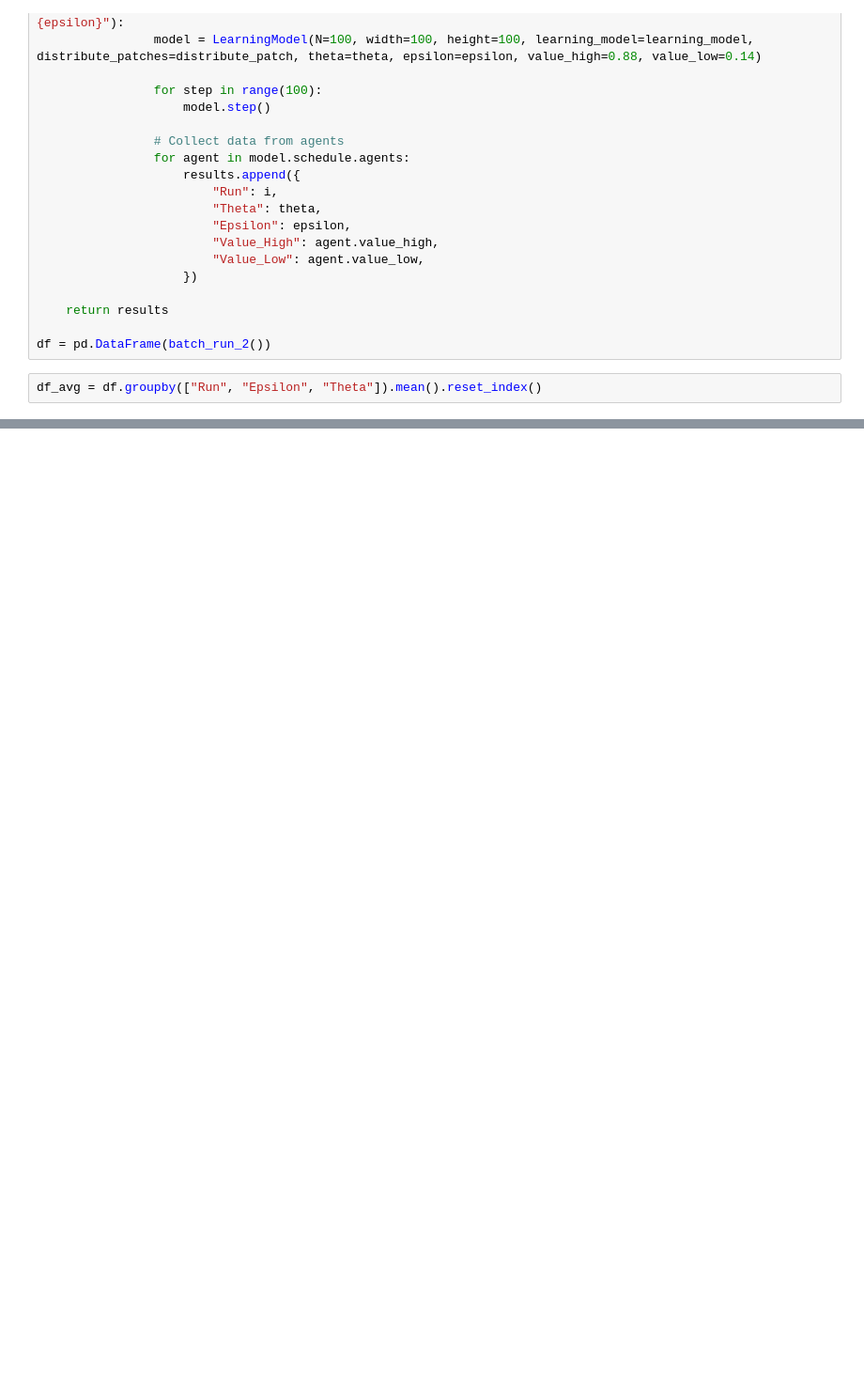
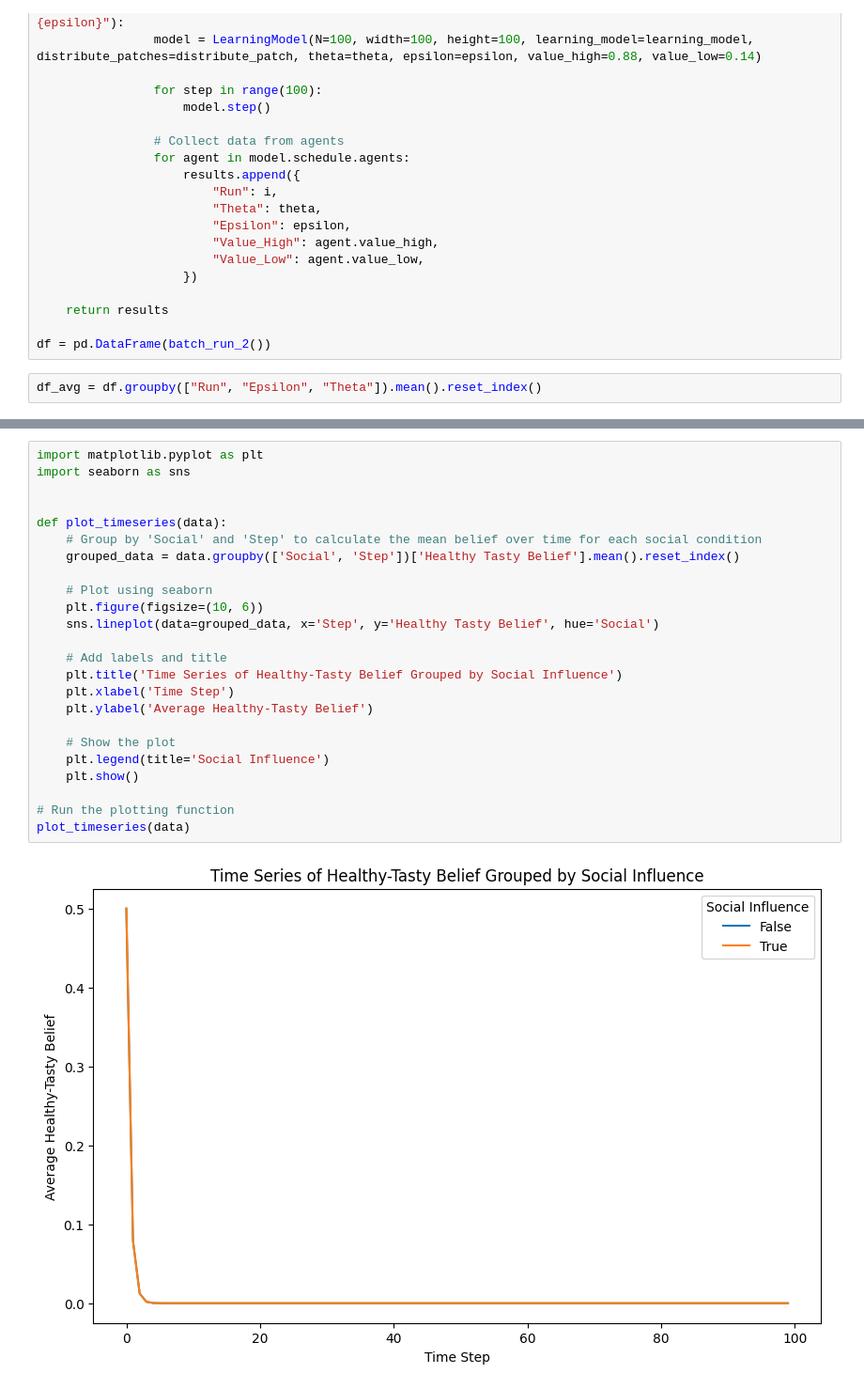
Before and after one commit to Kajijoo/abm, a Jupyter notebook: run.ipynb, the cells around one changed output, grey strips where cells are left out. Shown at 94% size. Saved outputs shown, nothing was run; the diff lists cells and outputs as text; blank space fills up the shorter version.

```diff
--- a/run.ipynb
+++ b/run.ipynb
@@ -309,0 +341,26 @@ sns.lineplot(df1, x = "Step", y = "Healthy Tasty Belief")
+# %%
+import matplotlib.pyplot as plt
+import seaborn as sns
+
+
+def plot_timeseries(data):
+    # Group by 'Social' and 'Step' to calculate the mean belief over time for each social condition
+    grouped_data = data.groupby(['Social', 'Step'])['Healthy Tasty Belief'].mean().reset_index()
+
+    # Plot using seaborn
+    plt.figure(figsize=(10, 6))
+    sns.lineplot(data=grouped_data, x='Step', y='Healthy Tasty Belief', hue='Social')
+
+    # Add labels and title
+    plt.title('Time Series of Healthy-Tasty Belief Grouped by Social Influence')
+    plt.xlabel('Time Step')
+    plt.ylabel('Average Healthy-Tasty Belief')
+
+    # Show the plot
+    plt.legend(title='Social Influence')
+    plt.show()
+
+# Run the plotting function
+plot_timeseries(data)
+# %% [output]
+[figure, added]
```
Also changed, not shown: parts of 8 cells of this notebook, 1 other file.
